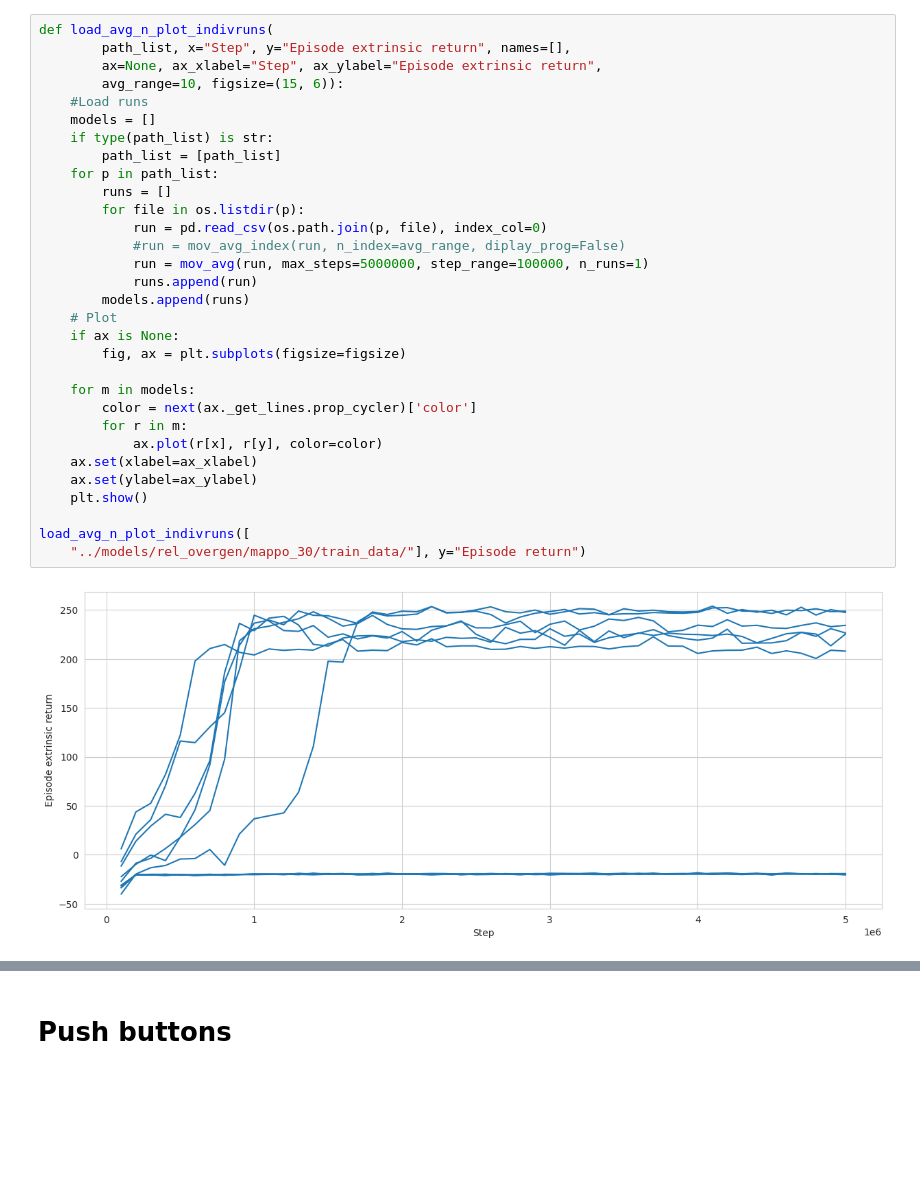
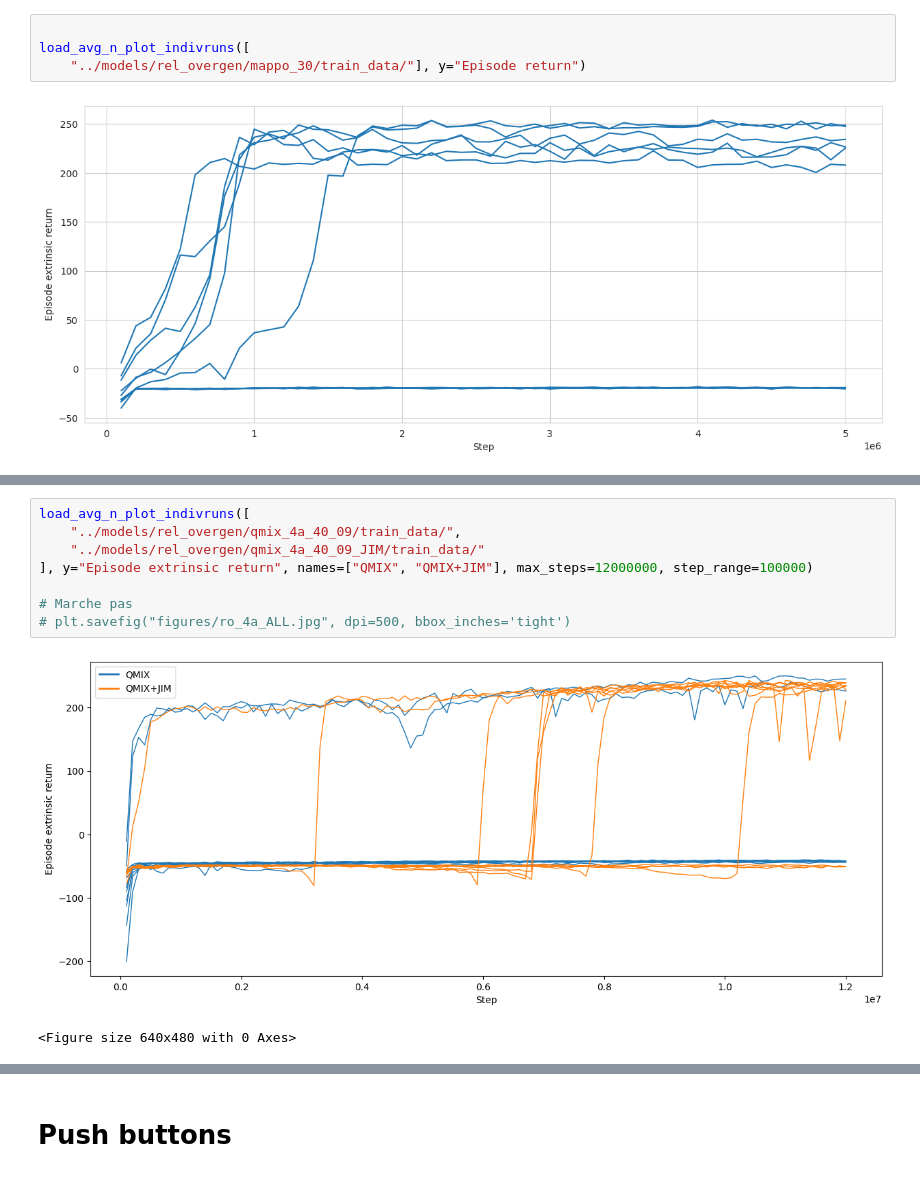
Before and after one commit to Maxtoq/MADRL-PhD-Thesis-Code, a Jupyter notebook: results/JIM Paper graphs.ipynb, the cells around one changed output, grey strips where cells are left out. Saved outputs shown, nothing was run; the diff lists cells and outputs as text; blank space fills up the shorter version.

```diff
--- a/results/JIM Paper graphs.ipynb
+++ b/results/JIM Paper graphs.ipynb
@@ -281,31 +301,4 @@ plot_runs(ro50, ax=ax3, y="Episode extrinsic return", names=["QMIX"])
 # %%
-def load_avg_n_plot_indivruns(
-        path_list, x="Step", y="Episode extrinsic return", names=[],
-        ax=None, ax_xlabel="Step", ax_ylabel="Episode extrinsic return",
-        avg_range=10, figsize=(15, 6)):
-    #Load runs
-    models = []
-    if type(path_list) is str:
-        path_list = [path_list]
-    for p in path_list:
-        runs = []
-        for file in os.listdir(p):
-            run = pd.read_csv(os.path.join(p, file), index_col=0)
-            #run = mov_avg_index(run, n_index=avg_range, diplay_prog=False)
-            run = mov_avg(run, max_steps=5000000, step_range=100000, n_runs=1)
-            runs.append(run)
-        models.append(runs)
-    # Plot
-    if ax is None:
-        fig, ax = plt.subplots(figsize=figsize)
-
-    for m in models:
-        color = next(ax._get_lines.prop_cycler)['color']
-        for r in m:
-            ax.plot(r[x], r[y], color=color)
-    ax.set(xlabel=ax_xlabel)
-    ax.set(ylabel=ax_ylabel)
-    plt.show()
 
 load_avg_n_plot_indivruns([
     "../models/rel_overgen/mappo_30/train_data/"], y="Episode return")
@@ -346,0 +339,11 @@ ax = box_plot_runs([mappo_30, mappo_noshare_30], y="Episode return", ax_ylabel="
+# %%
+load_avg_n_plot_indivruns([
+    "../models/rel_overgen/qmix_4a_40_09/train_data/",
+    "../models/rel_overgen/qmix_4a_40_09_JIM/train_data/"
+], y="Episode extrinsic return", names=["QMIX", "QMIX+JIM"], max_steps=12000000, step_range=100000)
+
+# Marche pas
+# plt.savefig("figures/ro_4a_ALL.jpg", dpi=500, bbox_inches='tight')
+# %% [output]
+[figure, added]
+<Figure size 640x480 with 0 Axes>
```
Also changed, not shown: parts of 13 cells of this notebook, 7 other files.
